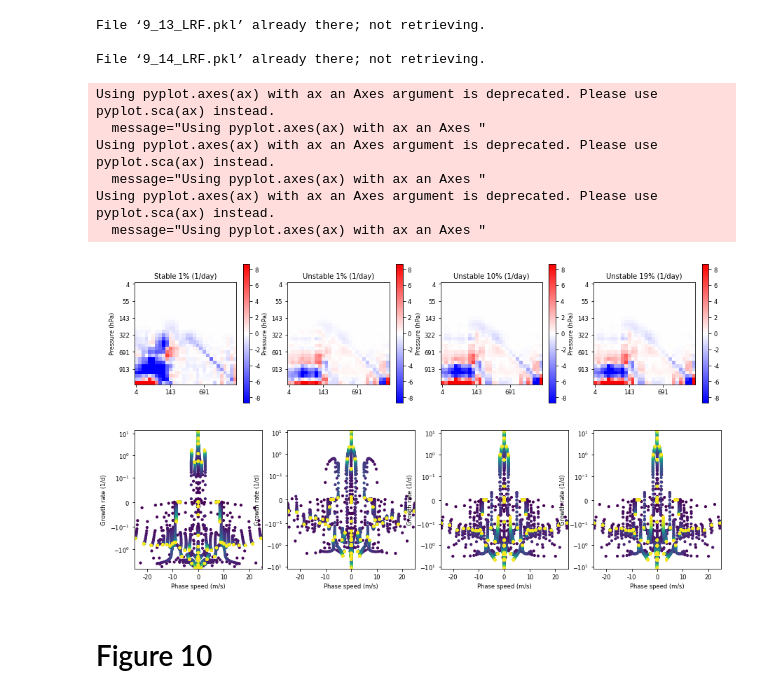
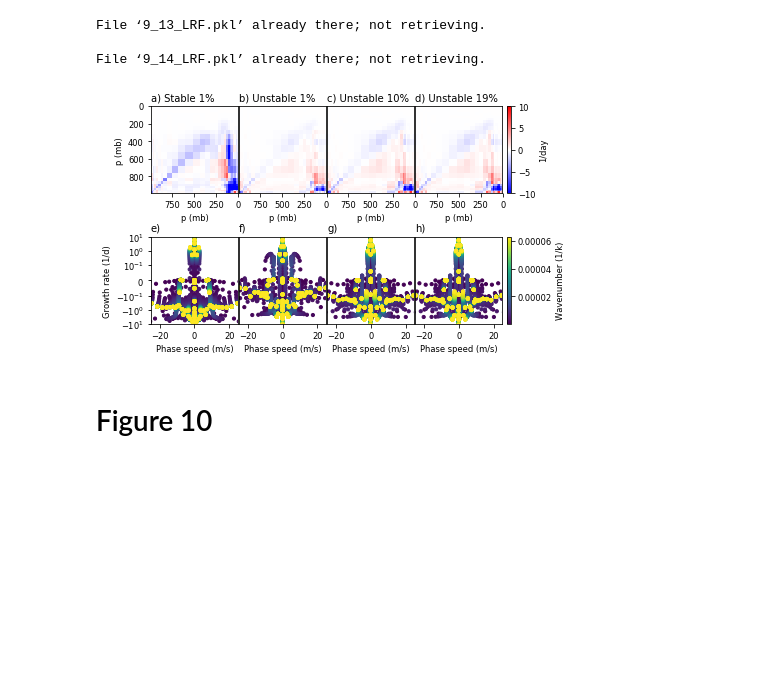
Before and after one commit to nbren12/uwnet, a Jupyter notebook: figs9-10.ipynb, the cells around one changed output. Drawn from its saved outputs; the diff is of its cells as text; code cells hidden in the pictures; blank space fills up the shorter version.

Commit message:
make plots better

```diff
--- a/figs9-10.ipynb
+++ b/figs9-10.ipynb
@@ -68,55 +42,0 @@ vmin = -stday*1e-4 # Minimum value for LRF
-# %%
-mpl.rcParams['axes.unicode_minus'] = False
-
-fig, axs = plt.subplots(2, 4, figsize=(15,8))
-
-toplot_nam = ['MeanLRF_stable','MeanLRF_unstable','MeanLRF_unstable','MeanLRF_unstable']
-toplot_ind = [0,0,3,3] # Indices correspond to Perturbation amplitude arrays above
-toplot_tit = ['Stable 1% (1/day)','Unstable 1% (1/day)','Unstable 10% (1/day)','Unstable 19% (1/day)']
-
-
-
-for i in range(4):
-
-    if i==4: d = data;
-    else: d = data2
-    ax = axs[0,i]
-    plt.sca(ax)
-    plt.imshow(stday*d['linear_response_functions'][toplot_ind[i]][toplot_nam[i]]['q']['q'],
-               cmap='bwr',vmin=vmin,vmax=vmax)
-    plt.colorbar()
-    plt.title(toplot_tit[i])
-    plt.ylabel('Pressure (hPa)')
-    plt.draw()
-    # Change y labels to pressure
-    labels = [item.get_text() for item in plt.gca().get_yticklabels()]
-    for ilab,lab in enumerate(labels):
-        IND = min(29,max(0,int(float(lab))))
-        labels[ilab]=str('%01.0f'%data['base_state']['p'][IND])
-    plt.gca().set_yticklabels(labels)
-    # Change x labels to pressure
-    labels = [item.get_text() for item in plt.gca().get_xticklabels()]
-    for ilab,lab in enumerate(labels):
-        IND = min(29,max(0,int(float(lab))))
-        labels[ilab]=str('%01.0f'%data['base_state']['p'][IND])
-    plt.gca().set_xticklabels(labels)
-
-for i in range(4):
-
-    if i==4: d = data;
-    else: d = data2
-    ax = axs[1,i]
-    plt.sca(ax)
-    lrf = {'base_state': d['base_state'], 'jacobian': d['linear_response_functions'][toplot_ind[i]][toplot_nam[i]]}
-    plot_spectra(ax, lrf)
-    plt.xlim([-25, 25])
-
-# plt.savefig(pathPDF+'Figure9.pdf',format='pdf')
-# %% [output]
-Using pyplot.axes(ax) with ax an Axes argument is deprecated. Please use pyplot.sca(ax) instead.
-  message="Using pyplot.axes(ax) with ax an Axes "
-Using pyplot.axes(ax) with ax an Axes argument is deprecated. Please use pyplot.sca(ax) instead.
-  message="Using pyplot.axes(ax) with ax an Axes "
-Using pyplot.axes(ax) with ax an Axes argument is deprecated. Please use pyplot.sca(ax) instead.
-  message="Using pyplot.axes(ax) with ax an Axes "
-[figure, removed]
@@ -123,3 +136,12 @@ Using pyplot.axes(ax) with ax an Axes argument is deprecated. Please use pyplot.
+# %%
+lrfs = pickle_data_to_lrfs(data, data2)
+couplers = {key: WaveCoupler.from_tom_data(val) for key, val in lrfs.items()}
+plot_data = {key: (lrfs[key], compute_spectrum(coupler)) for key, coupler in couplers.items()}
+# %%
+fig = eig_lrf_plot(plot_data)
+fig.savefig("figs/figure9.pdf")
+# %% [output]
+[figure, added]
 # %% [markdown]
 # Figure 10
 # %% [markdown]
```
Also changed, not shown: parts of 10 cells of this notebook, 4 other files.
